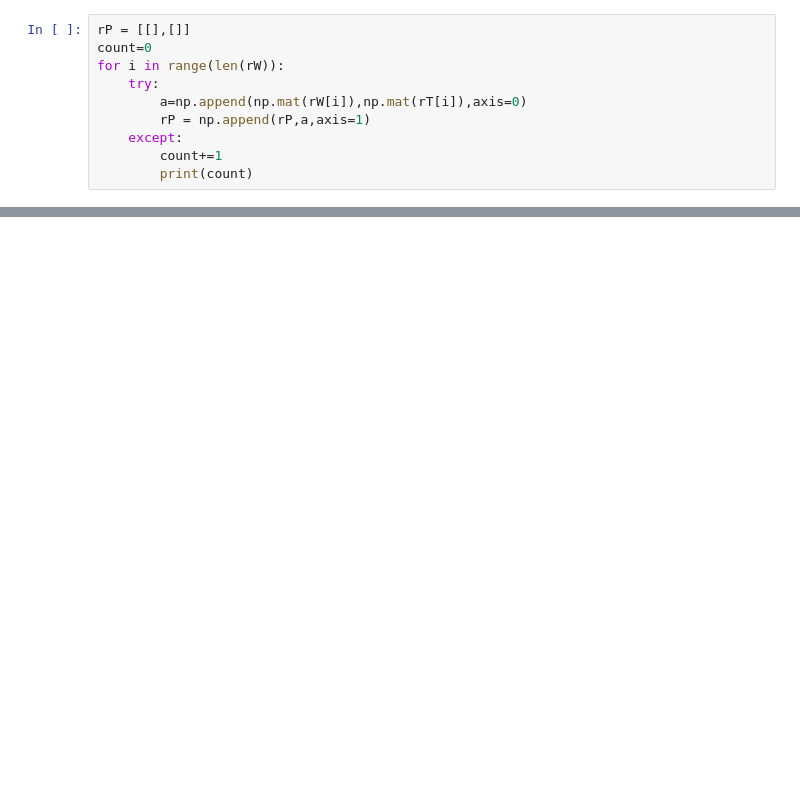
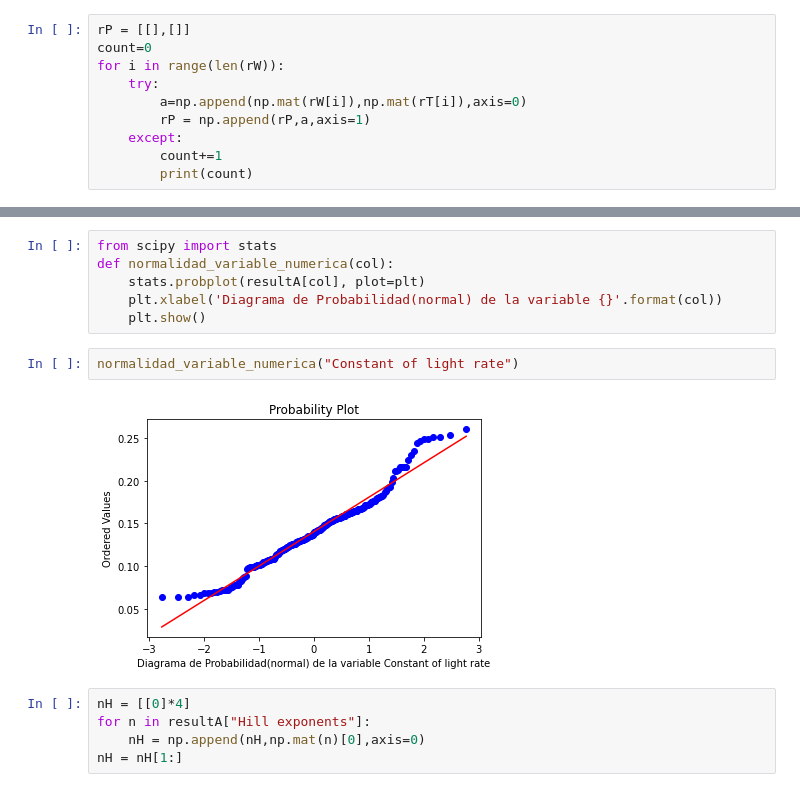
Before and after one commit to SysEvo/Circadian_clock_Neurospora, a Jupyter notebook: Data_analisys.ipynb, the cells around one changed output, grey strips where cells are left out. Cells and saved outputs as stored; diff of their text form; blank space fills up the shorter version.

```diff
--- a/Data_analisys.ipynb
+++ b/Data_analisys.ipynb
@@ -50,0 +81,15 @@ matrix([[3380.4942, 3375.9626, 3380.4942, 3380.4942, 3375.9626,
+# %%
+from scipy import stats
+def normalidad_variable_numerica(col):
+    stats.probplot(resultA[col], plot=plt)
+    plt.xlabel('Diagrama de Probabilidad(normal) de la variable {}'.format(col))
+    plt.show()
+# %%
+normalidad_variable_numerica("Constant of light rate")
+# %% [output]
+[figure, added]
+# %%
+nH = [[0]*4]
+for n in resultA["Hill exponents"]:
+    nH = np.append(nH,np.mat(n)[0],axis=0)
+nH = nH[1:]
```
Also changed, not shown: parts of 9 cells of this notebook, 2 other files.
